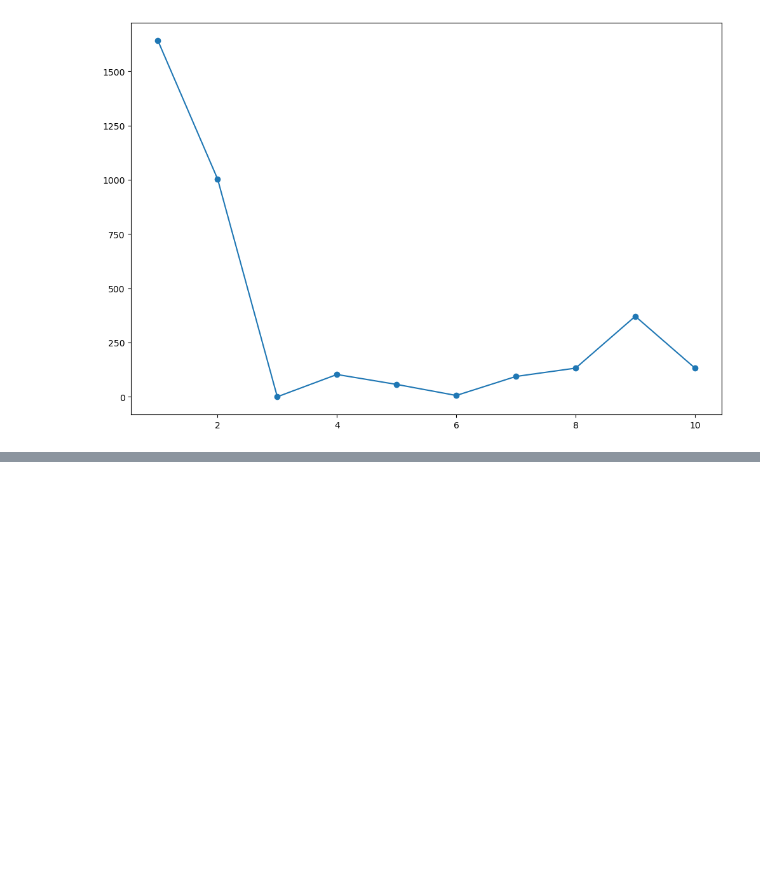
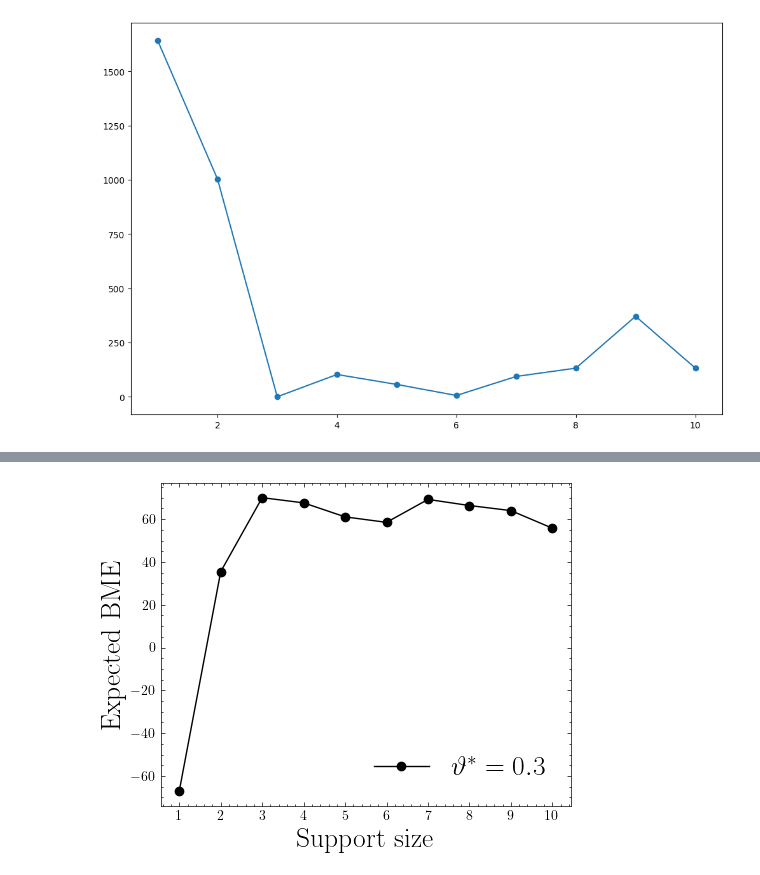
Before and after one commit to Pongpisit-Thanasutives/parametric-discovery, a Jupyter notebook: Spatial_Advection_Diffusion_WeakLib_KRR-DEV3.ipynb, the cells around one changed output, grey strips where cells are left out. Saved outputs shown, nothing was run; the diff lists cells and outputs as text; code cells hidden in the pictures; blank space fills up the shorter version.

```diff
--- a/Spatial_Advection_Diffusion_WeakLib_KRR-DEV3.ipynb
+++ b/Spatial_Advection_Diffusion_WeakLib_KRR-DEV3.ipynb
@@ -760,0 +833,16 @@ with plt.style.context('science'):
+# %%
+with plt.style.context('science'):
+    fig, ax = plt.subplots(figsize=(5, 4))
+    color = 'black'
+    ax.set_xlabel('Support size', fontsize=fs)
+    ax.set_ylabel('Expected BME', color=color, fontsize=fs)
+    ax.plot(complexities, mean_log_evidences, '-o', color=color, label='$\\vartheta^{*}='+f'{sel_v}$')
+    ax.tick_params(axis='y', labelcolor=color)
+    ax.tick_params(axis='x')
+    ax.set_xticks(complexities)
+    plt.legend(fontsize=fs)
+    fig.tight_layout()
+    plt.savefig(f"/Users/{getpass.getuser()}/Documents/latex/TAML/figures/kdv_bme_noise{noise_lv}.pdf")
+    plt.show()
+# %% [output]
+[figure, added]
```
Also changed, not shown: parts of 11 cells of this notebook, 6 other files.
